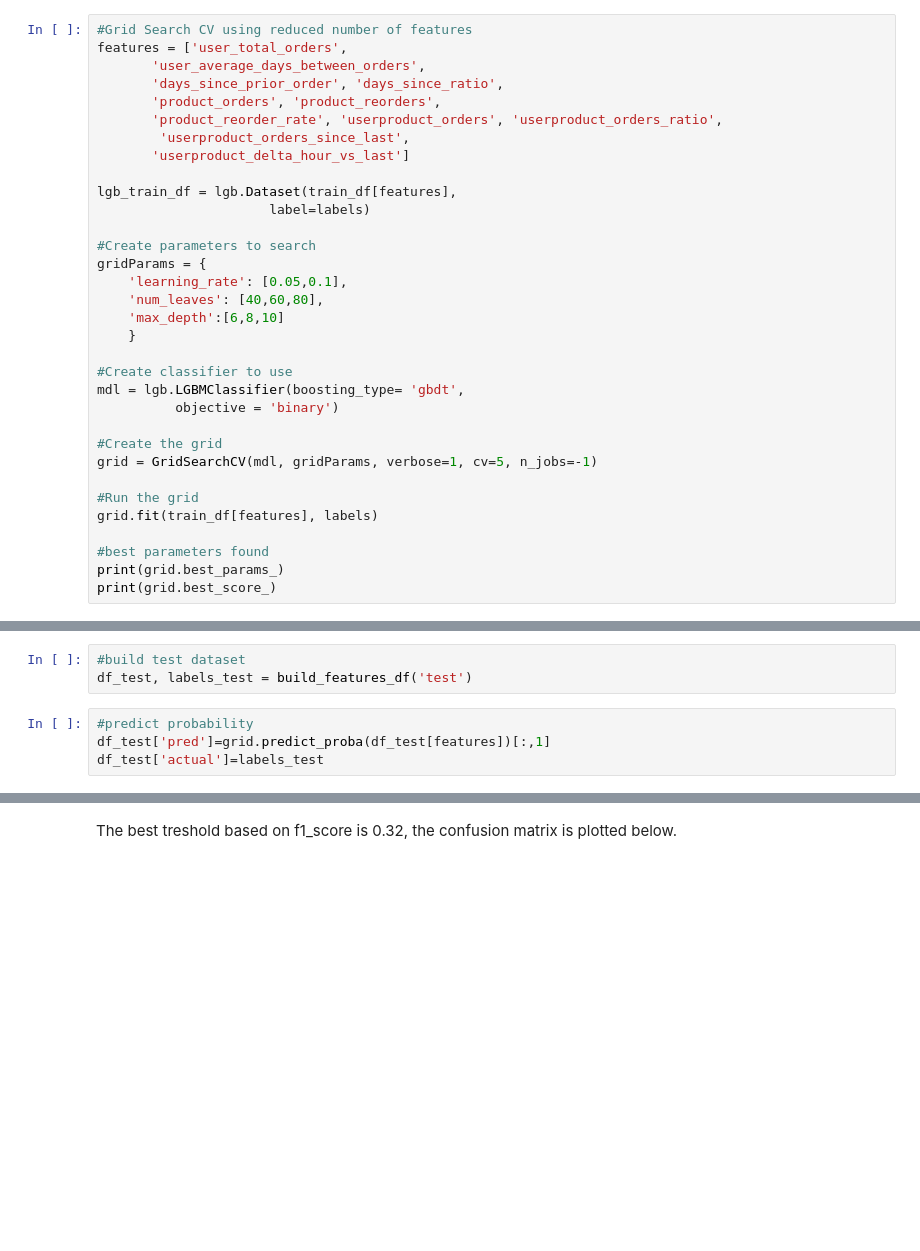
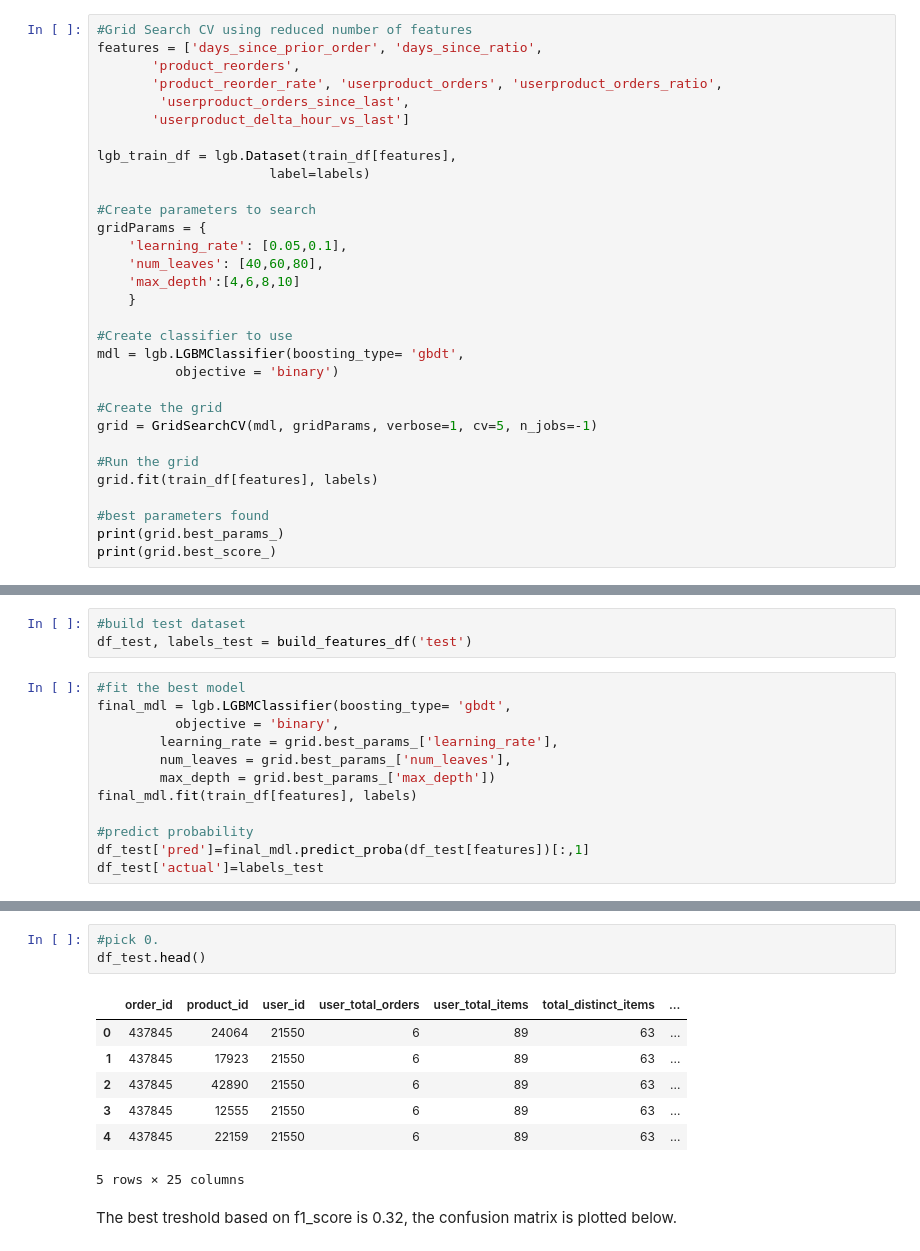
Before and after one commit to josephsudibyo/Instacart-Market-Basket-Analysis-, a Jupyter notebook: Instacart_Project.ipynb, the cells around one changed output, grey strips where cells are left out. Saved outputs shown, nothing was run; the diff lists cells and outputs as text; blank space fills up the shorter version.

Commit message:
Add files via upload
added print labels, print df_test

```diff
--- a/Instacart_Project.ipynb
+++ b/Instacart_Project.ipynb
@@ -520,9 +528,7 @@ plt.xticks(rotation='vertical')
 # %%
 #Grid Search CV using reduced number of features
-features = ['user_total_orders',
-       'user_average_days_between_orders',
-       'days_since_prior_order', 'days_since_ratio',
-       'product_orders', 'product_reorders',
+features = ['days_since_prior_order', 'days_since_ratio',
+       'product_reorders',
        'product_reorder_rate', 'userproduct_orders', 'userproduct_orders_ratio',
         'userproduct_orders_since_last',
        'userproduct_delta_hour_vs_last']
@@ -534,7 +540,7 @@ lgb_train_df = lgb.Dataset(train_df[features],
 gridParams = {
     'learning_rate': [0.05,0.1],
     'num_leaves': [40,60,80],
-    'max_depth':[6,8,10]
+    'max_depth':[4,6,8,10]
     }
 
 #Create classifier to use
@@ -559,10 +565,18 @@ Fitting 5 folds for each of 18 candidates, totalling 90 fits
 # %%
 #build test dataset
 df_test, labels_test = build_features_df('test')
-# %%
-#predict probability
-df_test['pred']=grid.predict_proba(df_test[features])[:,1]
-df_test['actual']=labels_test
+# %%
+#fit the best model
+final_mdl = lgb.LGBMClassifier(boosting_type= 'gbdt',
+          objective = 'binary',
+        learning_rate = grid.best_params_['learning_rate'],
+        num_leaves = grid.best_params_['num_leaves'],
+        max_depth = grid.best_params_['max_depth'])
+final_mdl.fit(train_df[features], labels)
+
+#predict probability
+df_test['pred']=final_mdl.predict_proba(df_test[features])[:,1]
+df_test['actual']=labels_test
 # %%
 #choose treshold based on performance measures
 TRESHOLD = [0.2,0.22,0.24,0.26,0.28,0.3,0.32,0.34,0.36,0.38,0.4]
@@ -586,3 +600,14 @@ treshold: 0.4 | auc: 0.634910614521 | accuracy: 0.902230266155 | f1_score: 0.378
+# %%
+#pick 0.
+df_test.head()
+# %% [output]
+|  | order_id | product_id | user_id | user_total_orders | user_total_items | total_distinct_items | ... |
+| 0 | 437845 | 24064 | 21550 | 6 | 89 | 63 | ... |
+| 1 | 437845 | 17923 | 21550 | 6 | 89 | 63 | ... |
+| 2 | 437845 | 42890 | 21550 | 6 | 89 | 63 | ... |
+| 3 | 437845 | 12555 | 21550 | 6 | 89 | 63 | ... |
+| 4 | 437845 | 22159 | 21550 | 6 | 89 | 63 | ... |
+5 rows × 25 columns
 # %% [markdown]
 The best treshold based on f1_score is 0.32, the confusion matrix is plotted below.
 # %%
```
Also changed, not shown: parts of 11 cells of this notebook.
